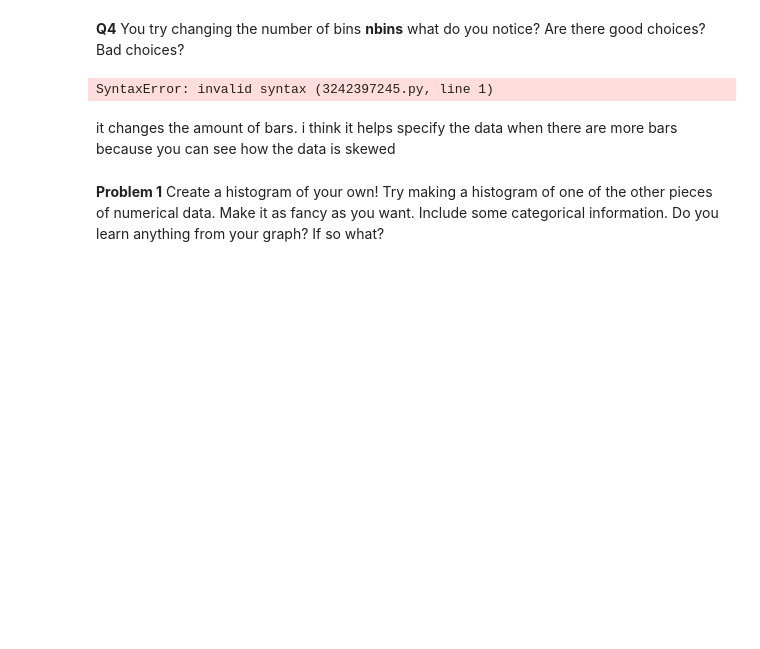
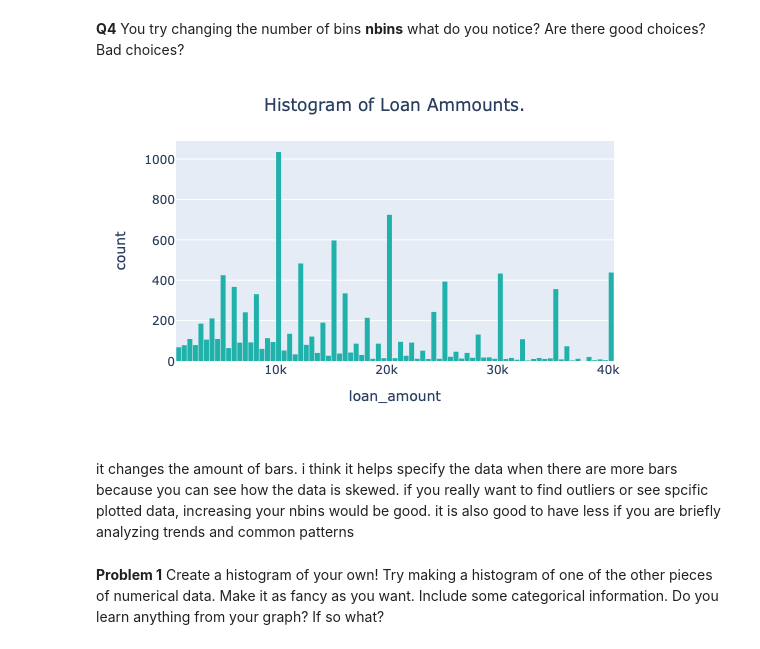
Before and after one commit to Mazzie15/Data101_Mazzie_Tetens_Code, a Jupyter notebook: Day4/Day4-HW.ipynb, the cells around one changed output. Drawn from its saved outputs; the diff is of its cells as text; code cells hidden in the pictures; blank space fills up the shorter version.

```diff
--- a/Day4/Day4-HW.ipynb
+++ b/Day4/Day4-HW.ipynb
@@ -108,10 +110,19 @@ fig.show()
 # %% [markdown]
 **Q4** You try changing the number of bins **nbins** what do you notice? Are there good choices? Bad choices?
 # %%
+fig = px.histogram(DF,
+                   nbins=100,  #more nbins
+                   x='loan_amount',
+                   color_discrete_sequence=['lightseagreen'])
+
+fig.update_layout(bargap=0.1,
+                  title='Histogram of Loan Ammounts.',
+                  title_x=0.5)
+fig.show()
 # %% [output]
-SyntaxError: invalid syntax (3242397245.py, line 1)
+[figure, added]
 # %% [markdown]
-it changes the amount of bars. i think it helps specify the data when there are more bars because you can see how the data is skewed
+it changes the amount of bars. i think it helps specify the data when there are more bars because you can see how the data is skewed. if you really want to find outliers or see spcific plotted data, increasing your nbins would be good. it is also good to have less if you are briefly analyzing trends and common patterns
 # %% [markdown]
 **Problem 1** Create a histogram of your own! Try making a histogram of one of the other pieces of numerical data. Make it as fancy as you want. Include some categorical information. Do you learn anything from your graph? If so what?
 # %%
```
Also changed, not shown: parts of 3 cells of this notebook.
